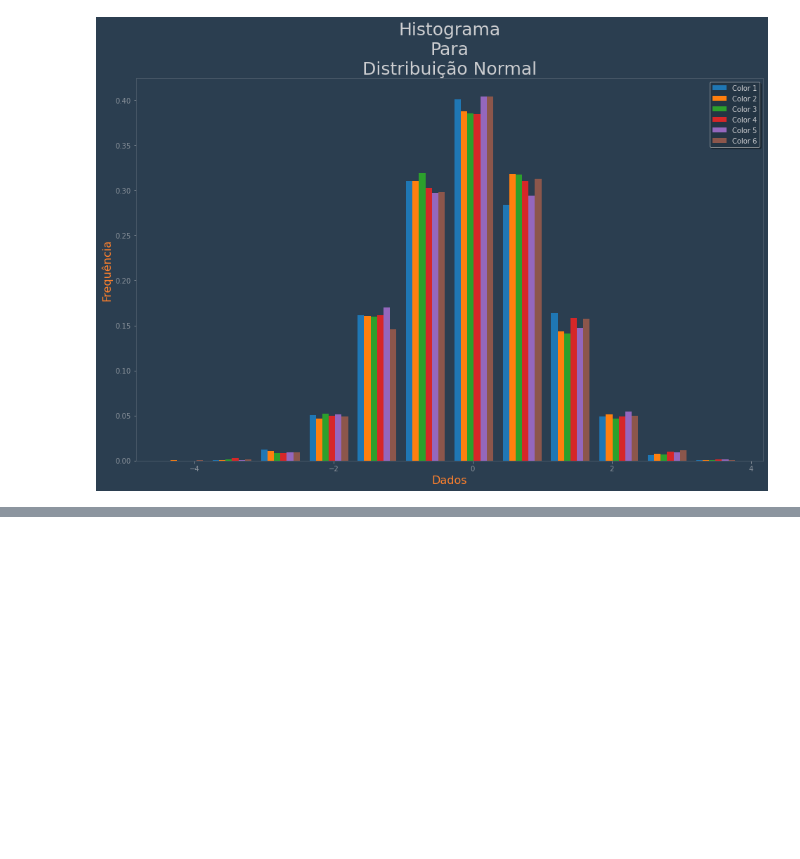
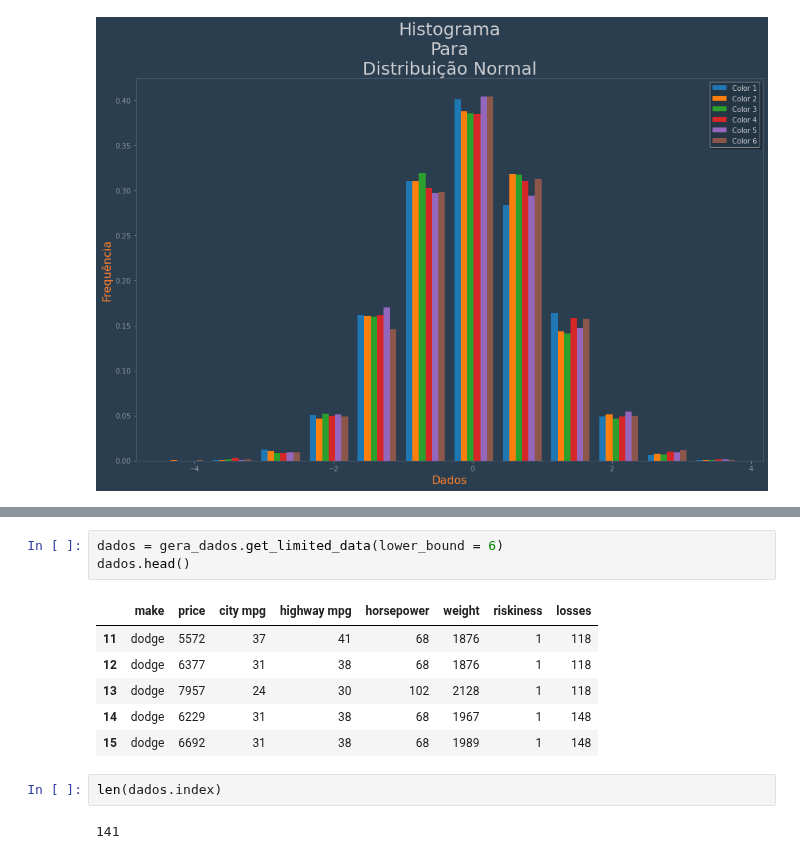
Before and after one commit to michelaap/notebooks, a Jupyter notebook: matplotlib.ipynb, the cells around one changed output, grey strips where cells are left out. Drawn from its saved outputs; the diff is of its cells as text; blank space fills up the shorter version.

```diff
--- a/matplotlib.ipynb
+++ b/matplotlib.ipynb
@@ -70,0 +132,14 @@ cria_plot()
+# %%
+dados = gera_dados.get_limited_data(lower_bound = 6)
+dados.head()
+# %% [output]
+|  | make | price | city mpg | highway mpg | horsepower | weight | riskiness | losses |
+| 11 | dodge | 5572 | 37 | 41 | 68 | 1876 | 1 | 118 |
+| 12 | dodge | 6377 | 31 | 38 | 68 | 1876 | 1 | 118 |
+| 13 | dodge | 7957 | 24 | 30 | 102 | 2128 | 1 | 118 |
+| 14 | dodge | 6229 | 31 | 38 | 68 | 1967 | 1 | 148 |
+| 15 | dodge | 6692 | 31 | 38 | 68 | 1989 | 1 | 148 |
+# %%
+len(dados.index)
+# %% [output]
+141
```
Also changed, not shown: parts of 8 cells of this notebook.
